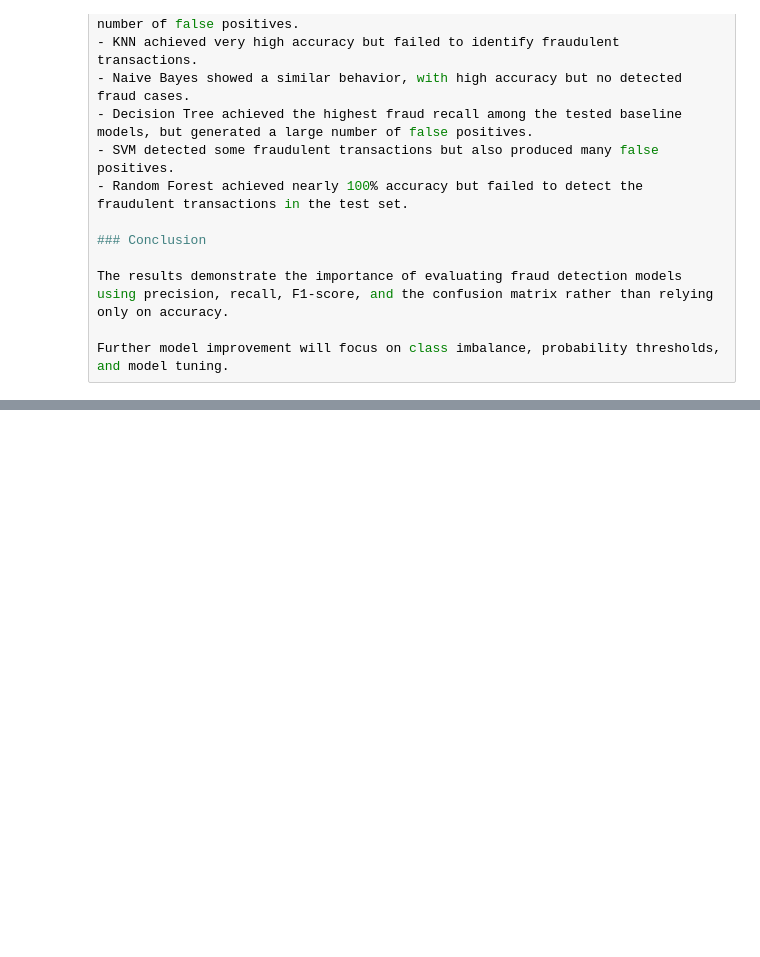
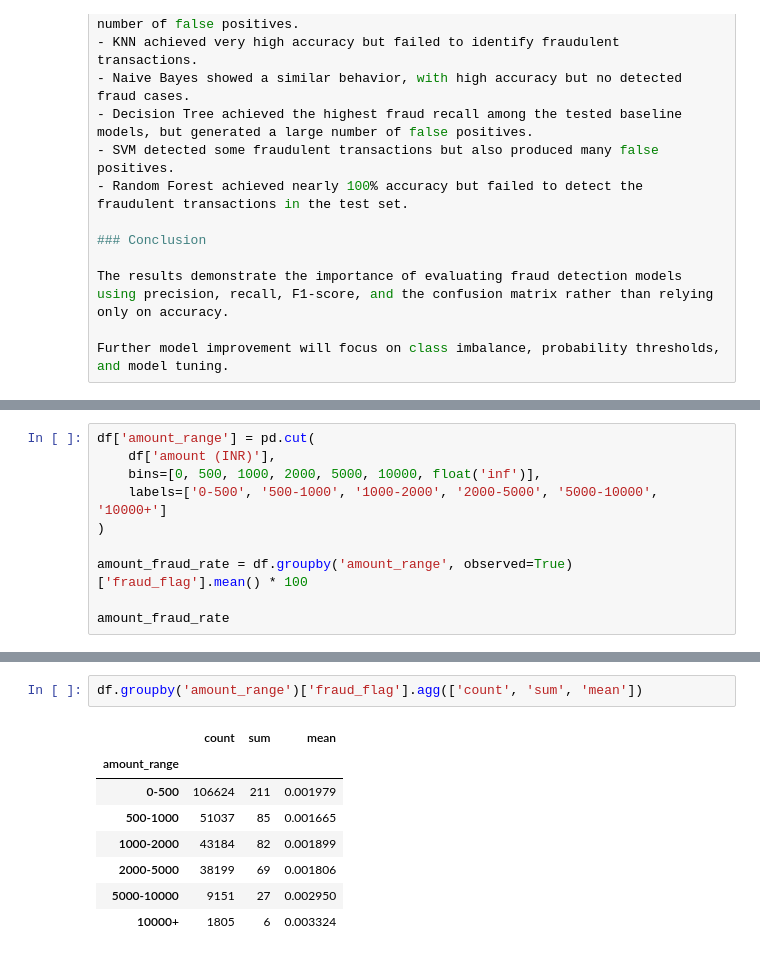
Before and after one commit to AbhayRana123987/upi-fraud-detection, a Jupyter notebook: notebooks/UPI_Fraud_Detection.ipynb, the cells around one changed output, grey strips where cells are left out. Drawn from its saved outputs; the diff is of its cells as text; blank space fills up the shorter version.

```diff
--- a/notebooks/UPI_Fraud_Detection.ipynb
+++ b/notebooks/UPI_Fraud_Detection.ipynb
@@ -1165,0 +1396,10 @@ Further model improvement will focus on class imbalance, probability thresholds,
+# %%
+df['amount_range'] = pd.cut(
+    df['amount (INR)'],
+    bins=[0, 500, 1000, 2000, 5000, 10000, float('inf')],
+    labels=['0-500', '500-1000', '1000-2000', '2000-5000', '5000-10000', '10000+']
+)
+
+amount_fraud_rate = df.groupby('amount_range', observed=True)['fraud_flag'].mean() * 100
+
+amount_fraud_rate
@@ -1165,0 +1415,11 @@ Further model improvement will focus on class imbalance, probability thresholds,
+# %%
+df.groupby('amount_range')['fraud_flag'].agg(['count', 'sum', 'mean'])
+# %% [output]
+|  | count | sum | mean |
+| amount_range |  |  |  |
+| 0-500 | 106624 | 211 | 0.001979 |
+| 500-1000 | 51037 | 85 | 0.001665 |
+| 1000-2000 | 43184 | 82 | 0.001899 |
+| 2000-5000 | 38199 | 69 | 0.001806 |
+| 5000-10000 | 9151 | 27 | 0.002950 |
+| 10000+ | 1805 | 6 | 0.003324 |
```
Also changed, not shown: parts of 21 cells of this notebook, 2 other files.
